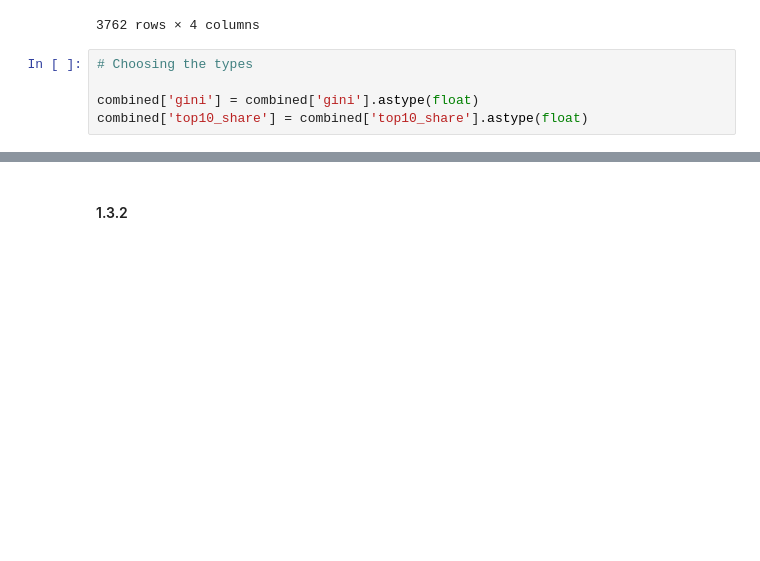
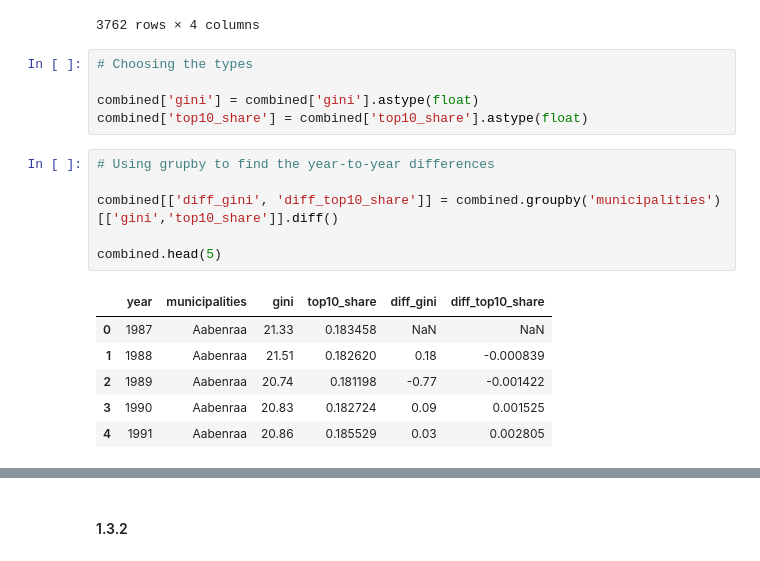
Before and after one commit to mnielsenkaplan-byte/ProgEcon4, a Jupyter notebook: Data Project.ipynb, the cells around one changed output, grey strips where cells are left out. Saved outputs shown, nothing was run; the diff lists cells and outputs as text; blank space fills up the shorter version.

```diff
--- a/Data Project.ipynb
+++ b/Data Project.ipynb
@@ -422,3 +422,16 @@ display(combined)
 
 combined['gini'] = combined['gini'].astype(float)
 combined['top10_share'] = combined['top10_share'].astype(float)
+# %%
+# Using grupby to find the year-to-year differences
+
+combined[['diff_gini', 'diff_top10_share']] = combined.groupby('municipalities')[['gini','top10_share']].diff()
+
+combined.head(5)
+# %% [output]
+|  | year | municipalities | gini | top10_share | diff_gini | diff_top10_share |
+| 0 | 1987 | Aabenraa | 21.33 | 0.183458 | NaN | NaN |
+| 1 | 1988 | Aabenraa | 21.51 | 0.182620 | 0.18 | -0.000839 |
+| 2 | 1989 | Aabenraa | 20.74 | 0.181198 | -0.77 | -0.001422 |
+| 3 | 1990 | Aabenraa | 20.83 | 0.182724 | 0.09 | 0.001525 |
+| 4 | 1991 | Aabenraa | 20.86 | 0.185529 | 0.03 | 0.002805 |
```
Also changed, not shown: parts of 28 cells of this notebook.
